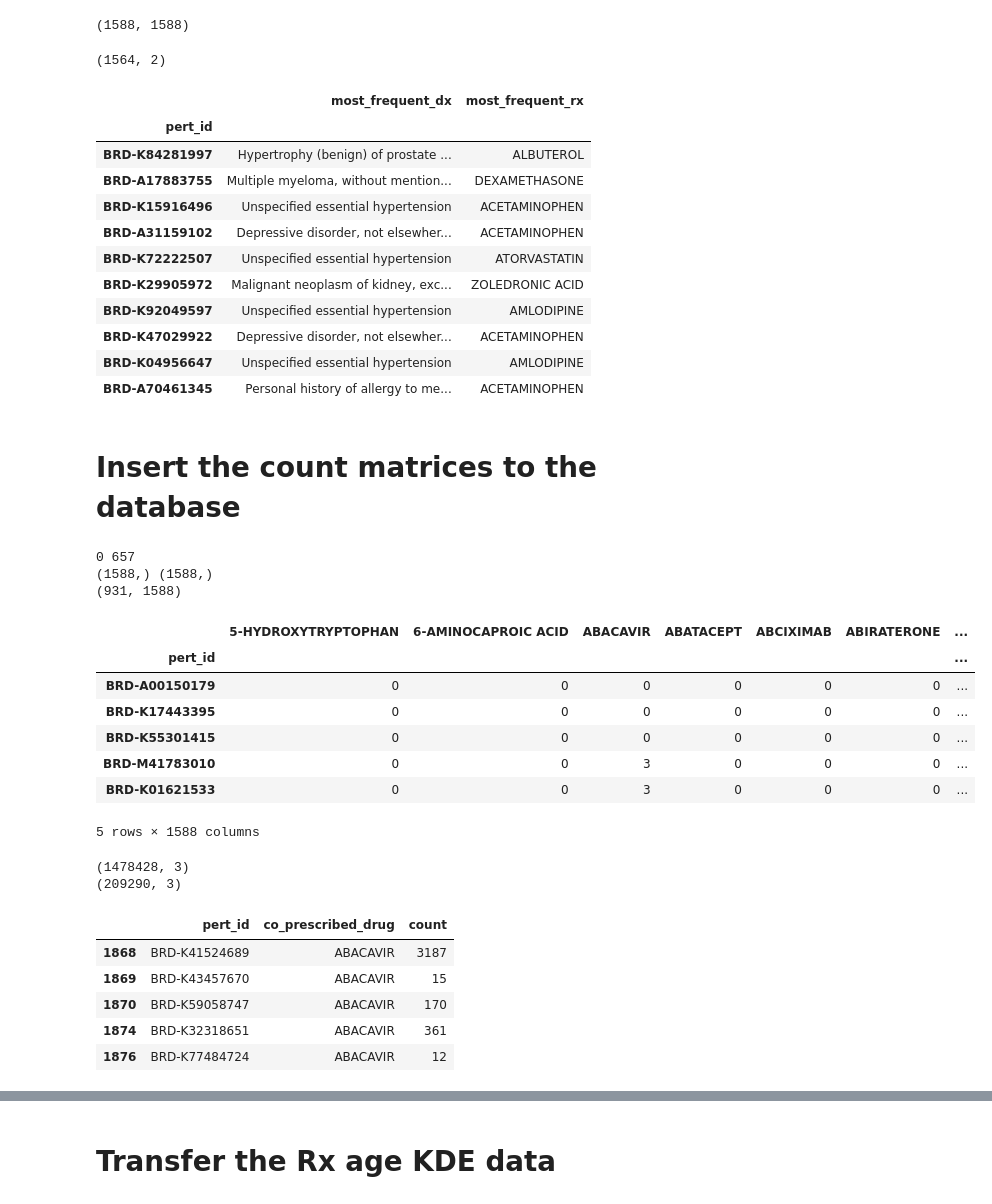
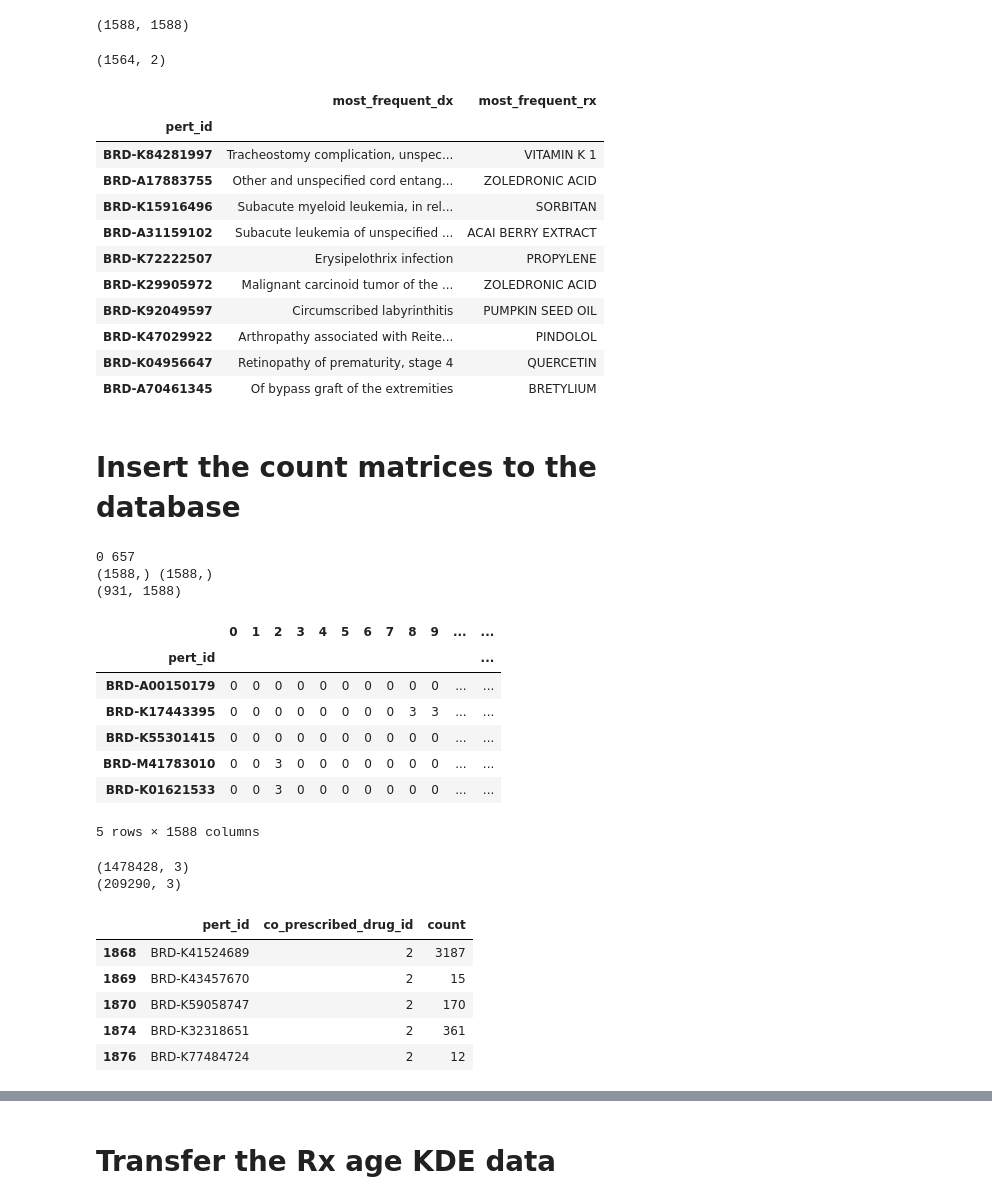
Before and after one commit to MaayanLab/L1000FWD, a Jupyter notebook: notebooks/Organize_data_from_EMR.ipynb, the cells around one changed output, grey strips where cells are left out. Cells and saved outputs as stored; diff of their text form; code cells hidden in the pictures.

Commit message:
Updated co_dx co_rx tables to use id instead of name for JOIN

```diff
--- a/notebooks/Organize_data_from_EMR.ipynb
+++ b/notebooks/Organize_data_from_EMR.ipynb
@@ -505,8 +580,8 @@ print rx_rx_counts_normed.shape
 # %%
 most_frequent_df = []
 for pert_id, ingredient_id in d_pert_id_ingredient_id.items():
-    dx_counts = rx_dx_counts[ingredient_id]
-    rx_counts = rx_rx_counts[ingredient_id]
+    dx_counts = rx_dx_counts_normed[ingredient_id]
+    rx_counts = rx_rx_counts_normed[ingredient_id]
     rec = {
         'pert_id': pert_id,
         'most_frequent_dx': d_id_diagnosis[np.argmax(dx_counts)],
@@ -521,16 +596,16 @@ most_frequent_df.head(10)
 (1564, 2)
 |  | most_frequent_dx | most_frequent_rx |
 | pert_id |  |  |
-| BRD-K84281997 | Hypertrophy (benign) of prostate ... | ALBUTEROL |
-| BRD-A17883755 | Multiple myeloma, without mention... | DEXAMETHASONE |
-| BRD-K15916496 | Unspecified essential hypertension | ACETAMINOPHEN |
-| BRD-A31159102 | Depressive disorder, not elsewher... | ACETAMINOPHEN |
-| BRD-K72222507 | Unspecified essential hypertension | ATORVASTATIN |
-| BRD-K29905972 | Malignant neoplasm of kidney, exc... | ZOLEDRONIC ACID |
-| BRD-K92049597 | Unspecified essential hypertension | AMLODIPINE |
-| BRD-K47029922 | Depressive disorder, not elsewher... | ACETAMINOPHEN |
-| BRD-K04956647 | Unspecified essential hypertension | AMLODIPINE |
-| BRD-A70461345 | Personal history of allergy to me... | ACETAMINOPHEN |
+| BRD-K84281997 | Tracheostomy complication, unspec... | VITAMIN K 1 |
+| BRD-A17883755 | Other and unspecified cord entang... | ZOLEDRONIC ACID |
+| BRD-K15916496 | Subacute myeloid leukemia, in rel... | SORBITAN |
+| BRD-A31159102 | Subacute leukemia of unspecified ... | ACAI BERRY EXTRACT |
+| BRD-K72222507 | Erysipelothrix infection | PROPYLENE |
+| BRD-K29905972 | Malignant carcinoid tumor of the ... | ZOLEDRONIC ACID |
+| BRD-K92049597 | Circumscribed labyrinthitis | PUMPKIN SEED OIL |
+| BRD-K47029922 | Arthropathy associated with Reite... | PINDOLOL |
+| BRD-K04956647 | Retinopathy of prematurity, stage 4 | QUERCETIN |
+| BRD-A70461345 | Of bypass graft of the extremities | BRETYLIUM |
 # %%
 engine = create_engine('mysql://euclid:elements@amp.pharm.mssm.edu:3306/euclid4?charset=utf8')
 most_frequent_df.to_sql('most_frequent_dx_rx', engine,
@@ -545,38 +620,40 @@ d_id_diagnosis = dict(zip(id_diagnoses.index, id_diagnoses['diagnosis']))
 # %%
 rx_names = np.array([d_id_ingredient.get(i, None) for i in range(rx_rx_counts.shape[0])])
 rx_pert_ids = np.array([d_ingredient_id_pert_id.get(i, None) for i in range(rx_rx_counts.shape[0])])
 # print rx_pert_ids
 
 rx_pert_ids_mask = pd.isnull(rx_pert_ids)
 rx_names_mask = pd.isnull(rx_names)
 
 print rx_names_mask.sum(), rx_pert_ids_mask.sum()
 print rx_names_mask.shape, rx_pert_ids_mask.shape
 
 rx_rx_counts_df = pd.DataFrame(rx_rx_counts[~rx_pert_ids_mask][:, ~rx_names_mask],
                                index=rx_pert_ids[~rx_pert_ids_mask],
-                               columns=rx_names[~rx_names_mask]
+#                                columns=rx_names[~rx_names_mask]
+                               columns=np.arange(rx_rx_counts.shape[0])[~rx_names_mask]
                               )
 print rx_rx_counts_df.shape
 rx_rx_counts_df.index.name='pert_id'
 rx_rx_counts_df.head()
 # %% [output]
 0 657
 (1588,) (1588,)
 (931, 1588)
-|  | 5-HYDROXYTRYPTOPHAN | 6-AMINOCAPROIC ACID | ABACAVIR | ABATACEPT | ABCIXIMAB | ABIRATERONE | ... |
-| pert_id |  |  |  |  |  |  | ... |
-| BRD-A00150179 | 0 | 0 | 0 | 0 | 0 | 0 | ... |
-| BRD-K17443395 | 0 | 0 | 0 | 0 | 0 | 0 | ... |
-| BRD-K55301415 | 0 | 0 | 0 | 0 | 0 | 0 | ... |
-| BRD-M41783010 | 0 | 0 | 3 | 0 | 0 | 0 | ... |
-| BRD-K01621533 | 0 | 0 | 3 | 0 | 0 | 0 | ... |
+|  | 0 | 1 | 2 | 3 | 4 | 5 | 6 | 7 | 8 | 9 | ... | ... |
+| pert_id |  |  |  |  |  |  |  |  |  |  |  | ... |
+| BRD-A00150179 | 0 | 0 | 0 | 0 | 0 | 0 | 0 | 0 | 0 | 0 | ... | ... |
+| BRD-K17443395 | 0 | 0 | 0 | 0 | 0 | 0 | 0 | 0 | 3 | 3 | ... | ... |
+| BRD-K55301415 | 0 | 0 | 0 | 0 | 0 | 0 | 0 | 0 | 0 | 0 | ... | ... |
+| BRD-M41783010 | 0 | 0 | 3 | 0 | 0 | 0 | 0 | 0 | 0 | 0 | ... | ... |
+| BRD-K01621533 | 0 | 0 | 3 | 0 | 0 | 0 | 0 | 0 | 0 | 0 | ... | ... |
 5 rows × 1588 columns
 # %%
 rx_rx_counts_df = pd.melt(rx_rx_counts_df.reset_index(),
                           id_vars=['pert_id'],
                           value_vars=rx_rx_counts_df.columns.tolist(),
-                          var_name='co_prescribed_drug',
+#                           var_name='co_prescribed_drug',
+                          var_name='co_prescribed_drug_id',
                           value_name='count',
                          )
 print rx_rx_counts_df.shape
@@ -586,11 +663,11 @@ rx_rx_counts_df.head()
 # %% [output]
 (1478428, 3)
 (209290, 3)
-|  | pert_id | co_prescribed_drug | count |
-| 1868 | BRD-K41524689 | ABACAVIR | 3187 |
-| 1869 | BRD-K43457670 | ABACAVIR | 15 |
-| 1870 | BRD-K59058747 | ABACAVIR | 170 |
-| 1874 | BRD-K32318651 | ABACAVIR | 361 |
-| 1876 | BRD-K77484724 | ABACAVIR | 12 |
+|  | pert_id | co_prescribed_drug_id | count |
+| 1868 | BRD-K41524689 | 2 | 3187 |
+| 1869 | BRD-K43457670 | 2 | 15 |
+| 1870 | BRD-K59058747 | 2 | 170 |
+| 1874 | BRD-K32318651 | 2 | 361 |
+| 1876 | BRD-K77484724 | 2 | 12 |
 # %%
 rx_rx_counts_normed_df = pd.DataFrame(rx_rx_counts_normed[~rx_pert_ids_mask][:, ~rx_names_mask],
```
Also changed, not shown: parts of 19 cells of this notebook.
